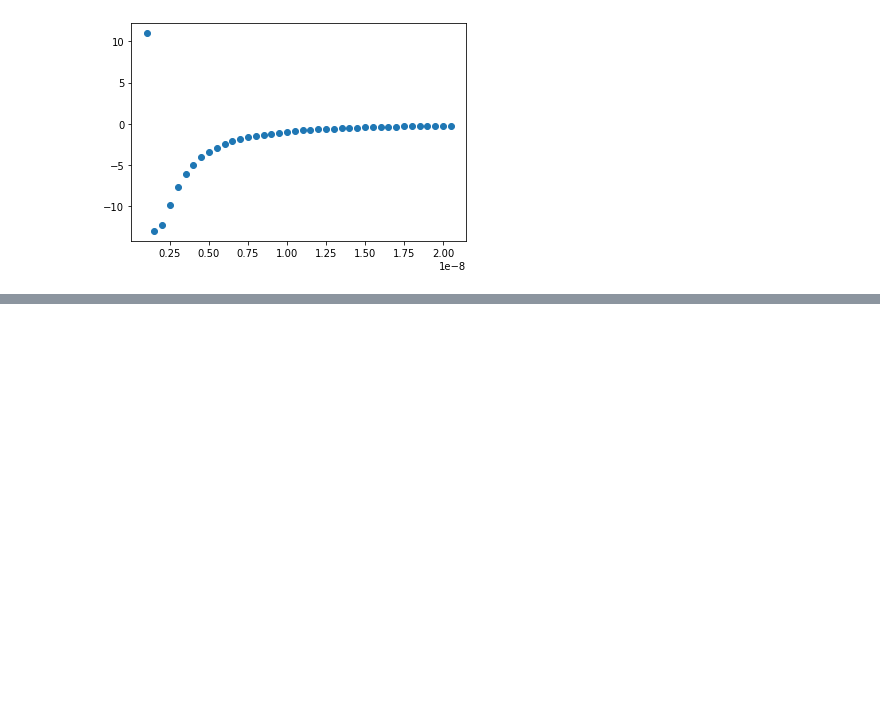
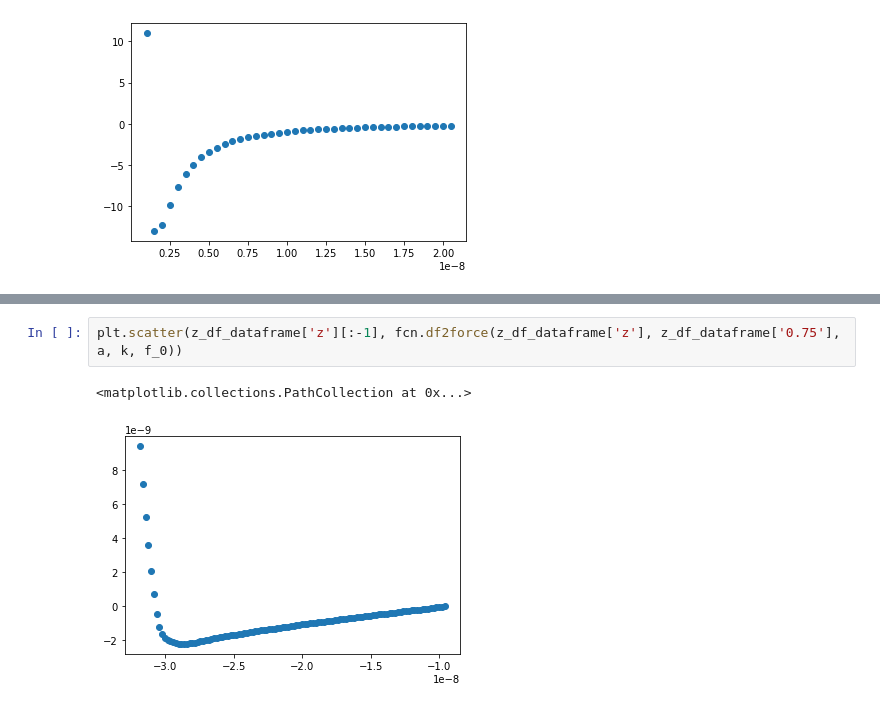
Before and after one commit to phys201/nc_AFM, a Jupyter notebook: df_to_force.ipynb, the cells around one changed output, grey strips where cells are left out. Drawn from its saved outputs; the diff is of its cells as text; blank space fills up the shorter version.

```diff
--- a/df_to_force.ipynb
+++ b/df_to_force.ipynb
@@ -71,0 +87,5 @@ $$
+# %%
+plt.scatter(z_df_dataframe['z'][:-1], fcn.df2force(z_df_dataframe['z'], z_df_dataframe['0.75'], a, k, f_0))
+# %% [output]
+<matplotlib.collections.PathCollection at 0x...>
+[figure, added]
```
Also changed, not shown: parts of 9 cells of this notebook, 1 other file.
